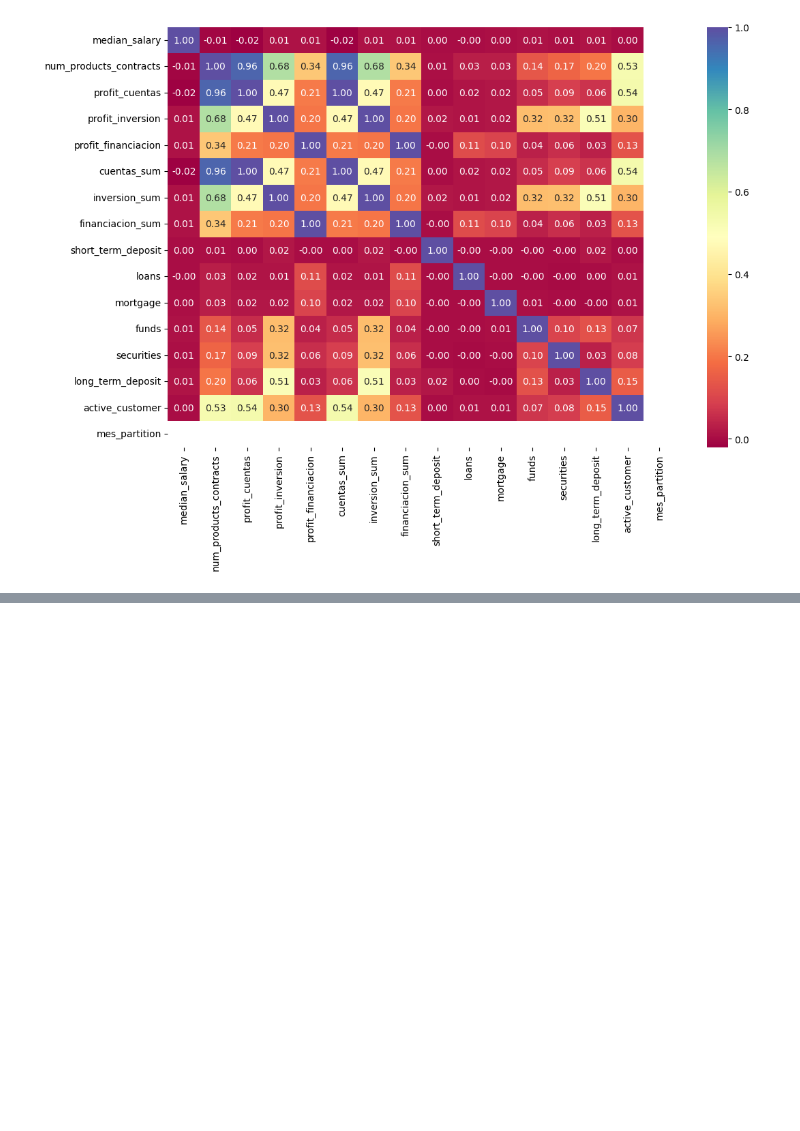
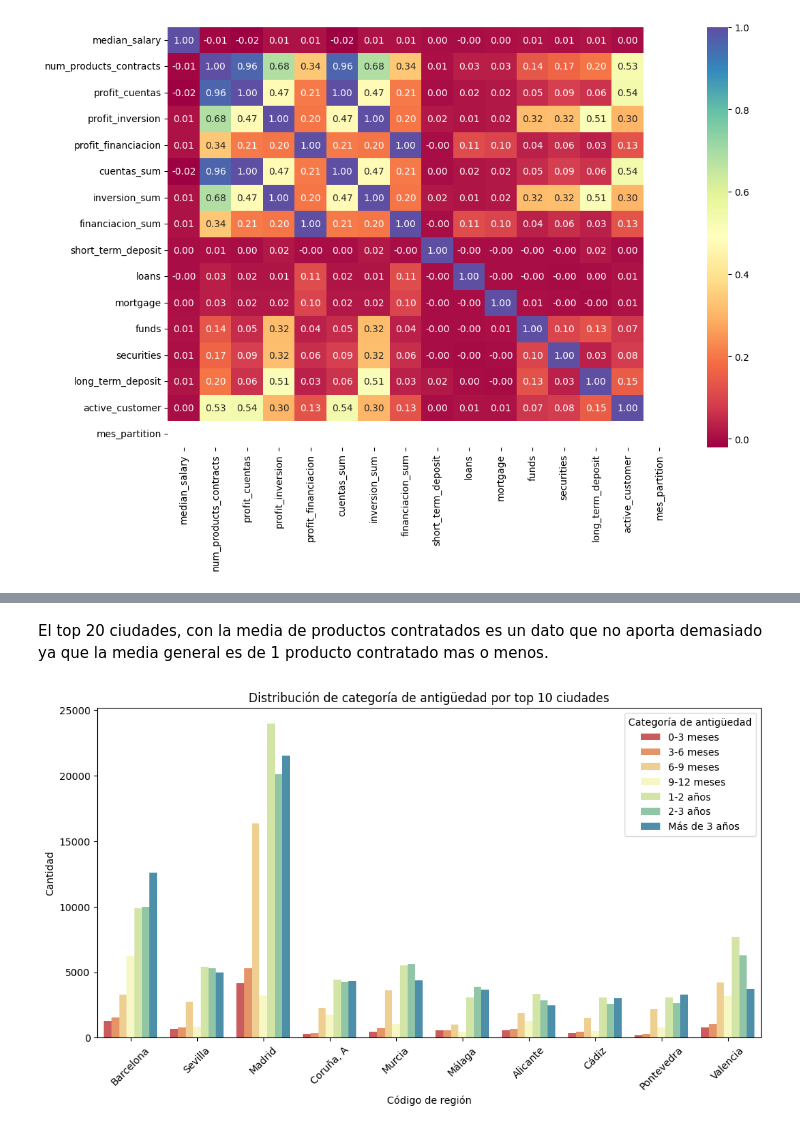
Before and after one commit to jascicz/easy_money_Project, a Jupyter notebook: Tarea_1_Análisis_BI/EDA_multivariante_df_full_clean.ipynb, the cells around one changed output, grey strips where cells are left out. Saved outputs shown, nothing was run; the diff lists cells and outputs as text; code cells hidden in the pictures; blank space fills up the shorter version.

```diff
--- a/Tarea_1_Análisis_BI/EDA_multivariante_df_full_clean.ipynb
+++ b/Tarea_1_Análisis_BI/EDA_multivariante_df_full_clean.ipynb
@@ -238,0 +302,24 @@ plt.show()
+# %% [markdown]
+El top 20 ciudades, con la media de productos contratados es un dato que no aporta demasiado ya que la media general es de 1 producto contratado mas o menos.
+# %%
+# Contar el número de clientes por ciudad (region_code) y obtener el top 10
+top_10_cities = df['region_code'].value_counts().head(10).index
+
+# Filtrar el dataframe para obtener solo las 10 ciudades con más clientes
+df_top_10_cities = df[df['region_code'].isin(top_10_cities)]
+
+# Crear el gráfico de conteo apilado para el top 10 de ciudades
+plt.figure(figsize=(12, 6))
+sns.countplot(x='region_code', hue='categoria_antiguedad', data=df_top_10_cities, palette='Spectral')
+
+# Título y etiquetas
+plt.title('Distribución de categoría de antigüedad por top 10 ciudades')
+plt.xlabel('Código de región')
+plt.ylabel('Cantidad')
+plt.xticks(rotation=45)  # Rotar etiquetas para mejor visibilidad
+
+# Mostrar gráfico
+plt.legend(title='Categoría de antigüedad')
+plt.show()
+# %% [output]
+[figure, added]
```
Also changed, not shown: parts of 12 cells of this notebook.
